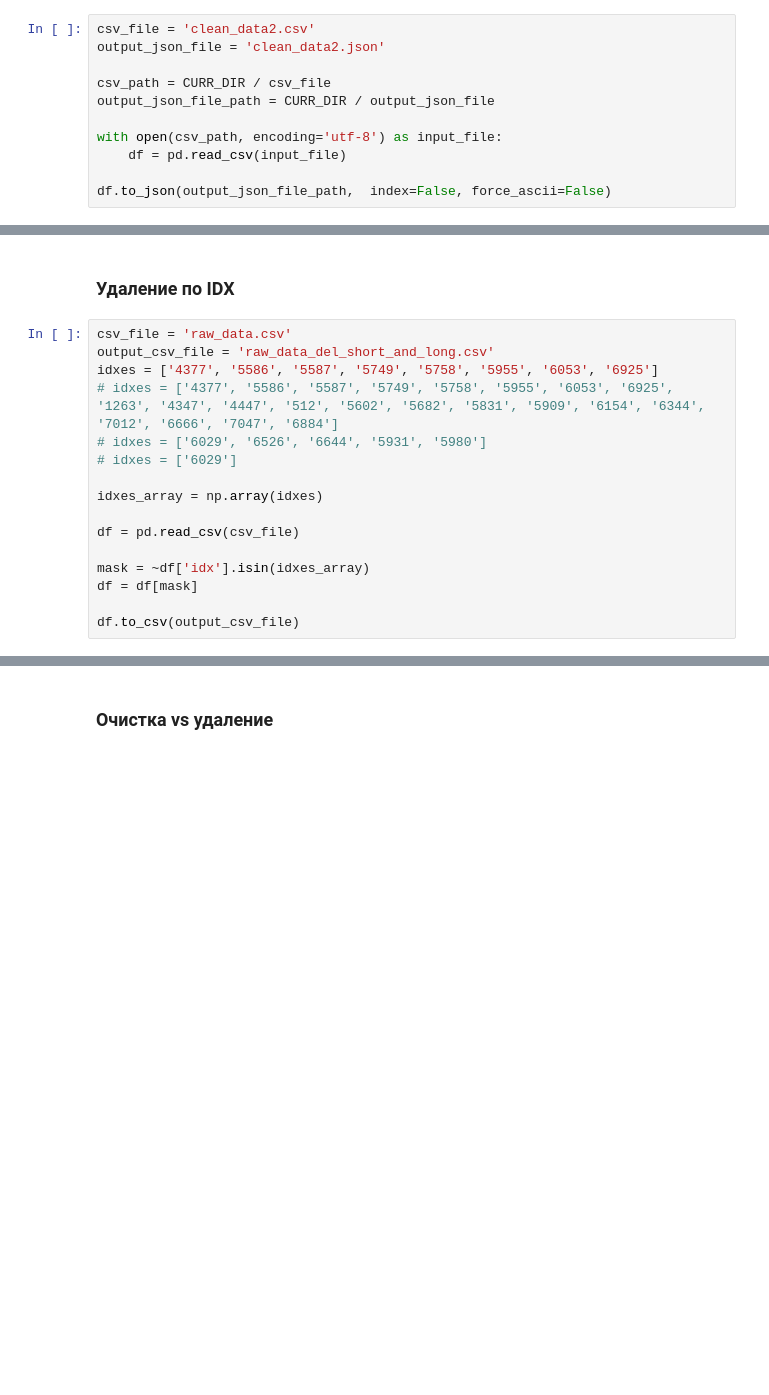
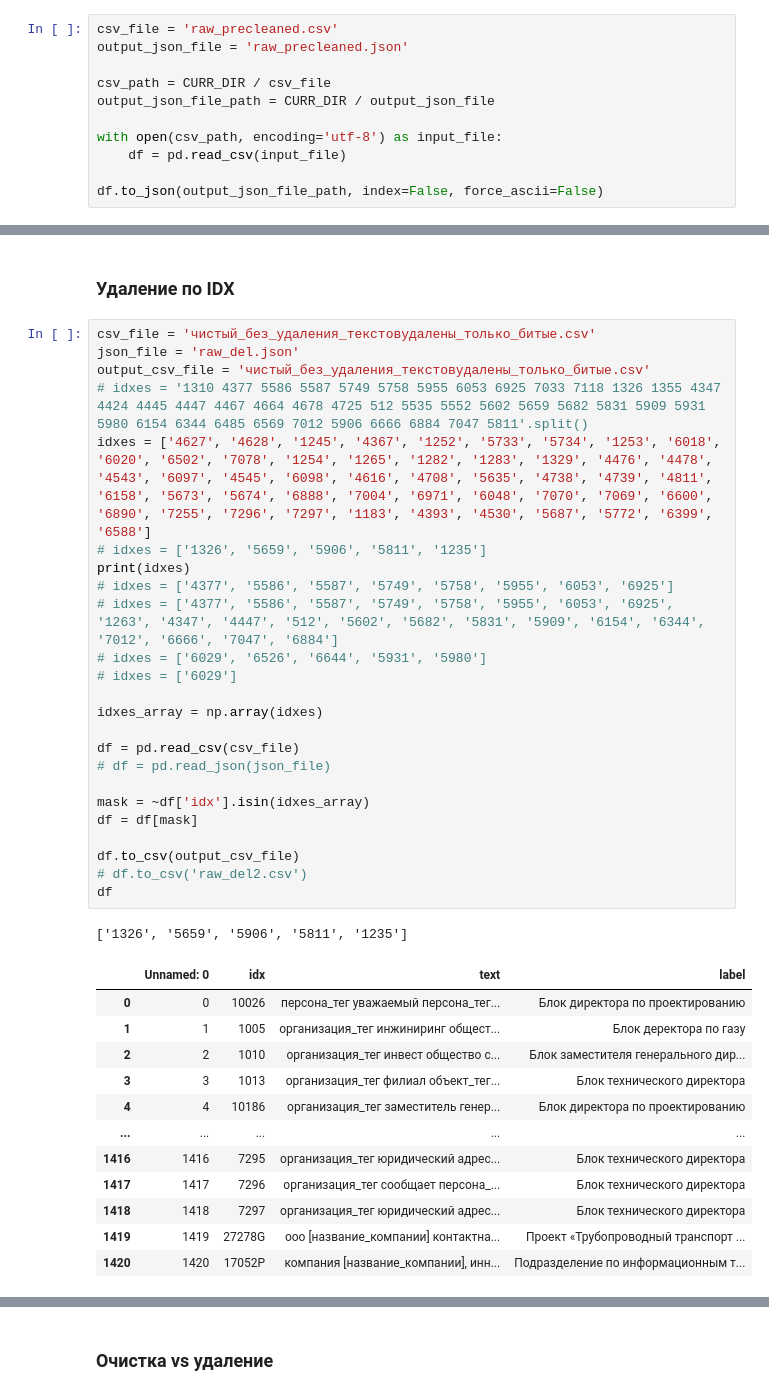
Before and after one commit to KirillPetukhov1/itmo, a Jupyter notebook: proectnay_shkola/hakaton/others.ipynb, the cells around one changed output, grey strips where cells are left out. Saved outputs shown, nothing was run; the diff lists cells and outputs as text; blank space fills up the shorter version.

```diff
--- a/proectnay_shkola/hakaton/others.ipynb
+++ b/proectnay_shkola/hakaton/others.ipynb
@@ -20,8 +20,8 @@ df.to_csv(output_csv_file_path, encoding='utf-8', index=False)
 # %% [markdown]
 ### CSV to json
 # %%
-csv_file = 'clean_data2.csv'
-output_json_file = 'clean_data2.json'
+csv_file = 'raw_precleaned.csv'
+output_json_file = 'raw_precleaned.json'
 
 csv_path = CURR_DIR / csv_file
 output_json_file_path = CURR_DIR / output_json_file
@@ -29,4 +29,4 @@ output_json_file_path = CURR_DIR / output_json_file
 with open(csv_path, encoding='utf-8') as input_file:
     df = pd.read_csv(input_file)
 
-df.to_json(output_json_file_path,  index=False, force_ascii=False)
+df.to_json(output_json_file_path, index=False, force_ascii=False)
@@ -33,18 +66,40 @@ df.to_json(output_json_file_path,  index=False, force_ascii=False)
 # %% [markdown]
 ### Удаление по IDX
 # %%
-csv_file = 'raw_data.csv'
-output_csv_file = 'raw_data_del_short_and_long.csv'
-idxes = ['4377', '5586', '5587', '5749', '5758', '5955', '6053', '6925']
+csv_file = 'чистый_без_удаления_текстовудалены_только_битые.csv'
+json_file = 'raw_del.json'
+output_csv_file = 'чистый_без_удаления_текстовудалены_только_битые.csv'
+# idxes = '1310 4377 5586 5587 5749 5758 5955 6053 6925 7033 7118 1326 1355 4347 4424 4445 4447 4467 4664 4678 4725 512 5535 5552 5602 5659 5682 5831 5909 5931 5980 6154 6344 6485 6569 7012 5906 6666 6884 7047 5811'.split()
+idxes = ['4627', '4628', '1245', '4367', '1252', '5733', '5734', '1253', '6018', '6020', '6502', '7078', '1254', '1265', '1282', '1283', '1329', '4476', '4478', '4543', '6097', '4545', '6098', '4616', '4708', '5635', '4738', '4739', '4811', '6158', '5673', '5674', '6888', '7004', '6971', '6048', '7070', '7069', '6600', '6890', '7255', '7296', '7297', '1183', '4393', '4530', '5687', '5772', '6399', '6588']
+# idxes = ['1326', '5659', '5906', '5811', '1235']
+print(idxes)
+# idxes = ['4377', '5586', '5587', '5749', '5758', '5955', '6053', '6925']
 # idxes = ['4377', '5586', '5587', '5749', '5758', '5955', '6053', '6925', '1263', '4347', '4447', '512', '5602', '5682', '5831', '5909', '6154', '6344', '7012', '6666', '7047', '6884']
 # idxes = ['6029', '6526', '6644', '5931', '5980']
 # idxes = ['6029']
 
 idxes_array = np.array(idxes)
 
 df = pd.read_csv(csv_file)
+# df = pd.read_json(json_file)
 
 mask = ~df['idx'].isin(idxes_array)
 df = df[mask]
 
 df.to_csv(output_csv_file)
+# df.to_csv('raw_del2.csv')
+df
+# %% [output]
+['1326', '5659', '5906', '5811', '1235']
+|  | Unnamed: 0 | idx | text | label |
+| 0 | 0 | 10026 | персона_тег уважаемый персона_тег... | Блок директора по проектированию |
+| 1 | 1 | 1005 | организация_тег инжиниринг общест... | Блок деректора по газу |
+| 2 | 2 | 1010 | организация_тег инвест общество с... | Блок заместителя генерального дир... |
+| 3 | 3 | 1013 | организация_тег филиал объект_тег... | Блок технического директора |
+| 4 | 4 | 10186 | организация_тег заместитель генер... | Блок директора по проектированию |
+| ... | ... | ... | ... | ... |
+| 1416 | 1416 | 7295 | организация_тег юридический адрес... | Блок технического директора |
+| 1417 | 1417 | 7296 | организация_тег сообщает персона_... | Блок технического директора |
+| 1418 | 1418 | 7297 | организация_тег юридический адрес... | Блок технического директора |
+| 1419 | 1419 | 27278G | ооо [название_компании] контактна... | Проект «Трубопроводный транспорт ... |
+| 1420 | 1420 | 17052P | компания [название_компании], инн... | Подразделение по информационным т... |
```
Also changed, not shown: parts of 2 cells of this notebook, 35 other files.
